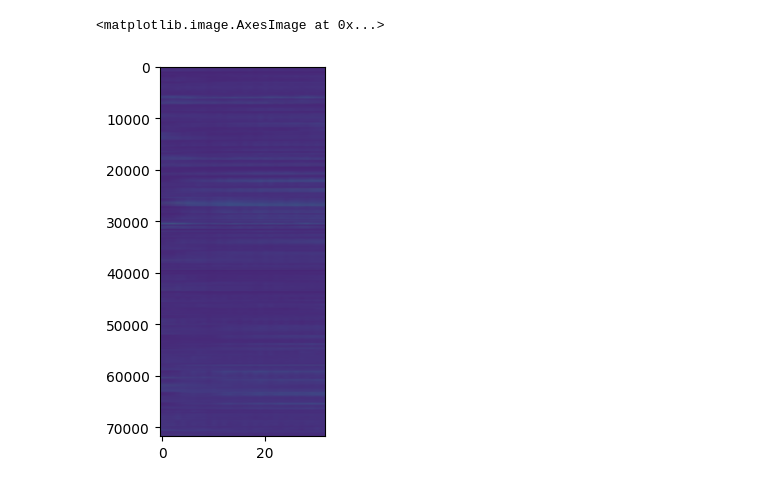
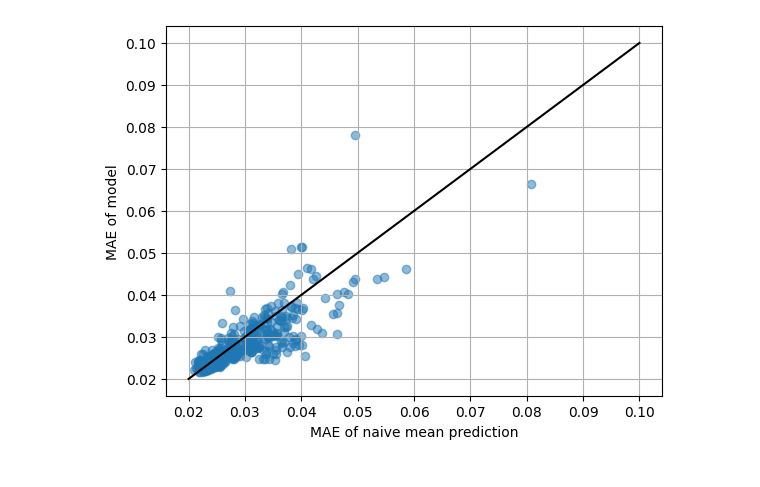
Before and after one commit to vijk777/zapbench, a Jupyter notebook: colabs/train_child775.ipynb, the cells around one changed output. Drawn from its saved outputs; the diff is of its cells as text; code cells hidden in the pictures.

```diff
--- a/colabs/train_child775.ipynb
+++ b/colabs/train_child775.ipynb
@@ -255,11 +334,24 @@ import matplotlib as mpl
-# %%
-data_ix =  np.random.randint(len(source))
-x = source[data_ix]['series_input']
-y = source[data_ix]['series_output']
-
-ix = np.random.randint(x.shape[1])
-
-plt.imshow(y.T, aspect=1e-3)
-# %% [output]
-<matplotlib.image.AxesImage at 0x...>
-[figure, removed]
+# %%
+np.random.seed(0)
+data_ixs =  np.random.choice(len(source), size=500, replace=False)
+
+mae_means = []
+mae_preds = []
+ystds = []
+for data_ix in data_ixs:
+  x = source[data_ix]['series_input']
+  y = source[data_ix]['series_output']
+  ypred = model.predict_non_batched(x)
+  mae_pred = np.abs(ypred - y).mean()
+  mae_mean = np.abs(y - x.mean(axis=0)).mean()
+  mae_means.append(mae_mean)
+  mae_preds.append(mae_pred)
+# %%
+plt.scatter(mae_means, mae_preds, alpha=0.5)
+plt.plot([0.02, 0.1], [0.02, 0.1], color="k")
+plt.xlabel("MAE of naive mean prediction")
+plt.ylabel("MAE of model")
+plt.grid(True)
+pass
+# %% [output]
+[figure, added]
```
Also changed, not shown: parts of 23 cells of this notebook, 2 other files.
